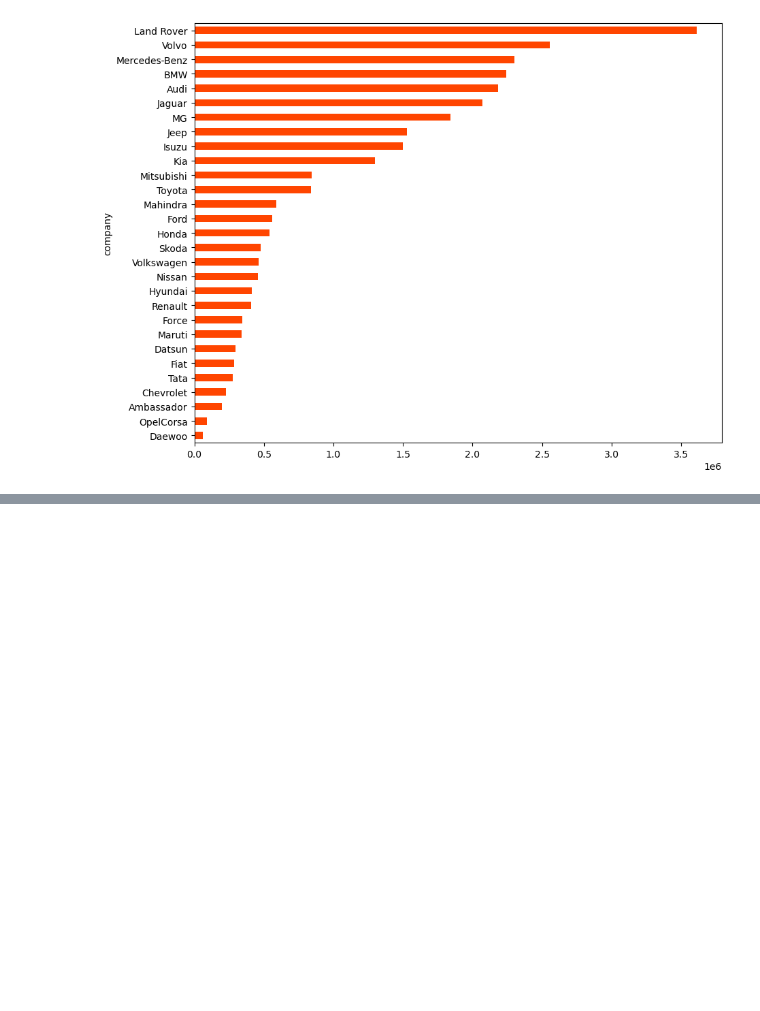
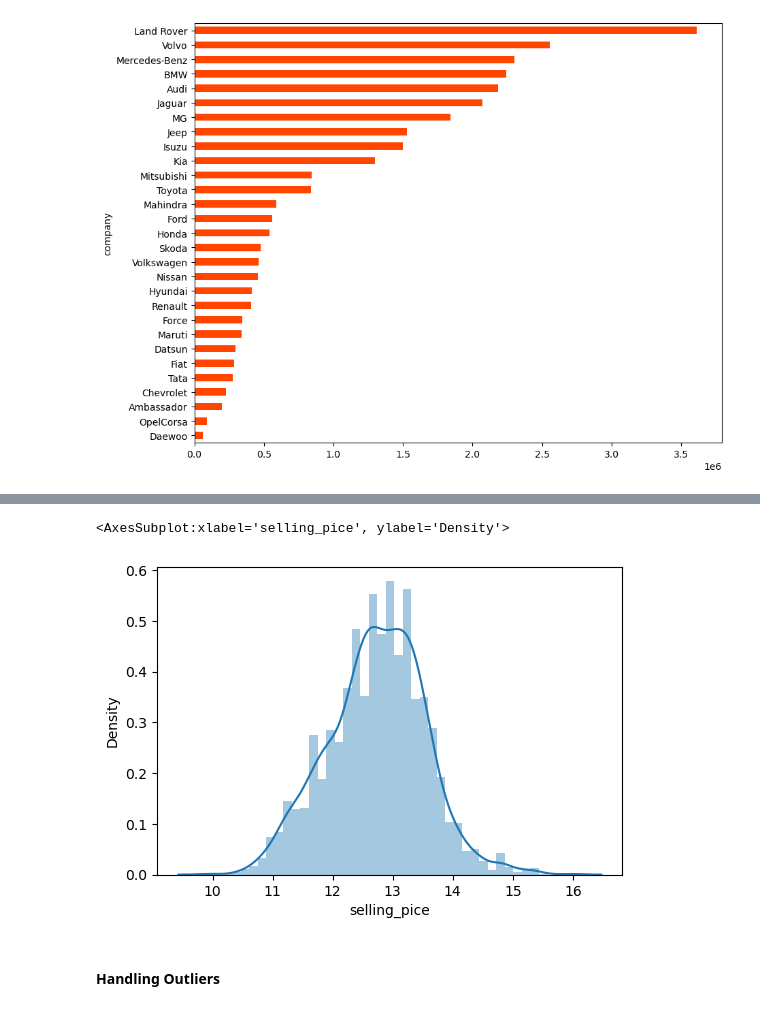
Before and after one commit to Varinder-KM/Car-Dekho_Car_selling_Price_prediction, a Jupyter notebook: Car Dekho (Car Selling Price Prediction).ipynb, the cells around one changed output, grey strips where cells are left out. Drawn from its saved outputs; the diff is of its cells as text; code cells hidden in the pictures; blank space fills up the shorter version.

```diff
--- a/Car Dekho (Car Selling Price Prediction).ipynb
+++ b/Car Dekho (Car Selling Price Prediction).ipynb
@@ -498,0 +508,6 @@ dataset_test.head()
+# %%
+fid, ax = plt.subplots(figsize=(6,4))
+sns.distplot(np.log(dataset_test['selling_pice']))
+# %% [output]
+<AxesSubplot:xlabel='selling_pice', ylabel='Density'>
+[figure, added]
@@ -498,0 +516,2 @@ dataset_test.head()
+# %% [markdown]
+#### Handling Outliers
```
Also changed, not shown: parts of 43 cells of this notebook.
